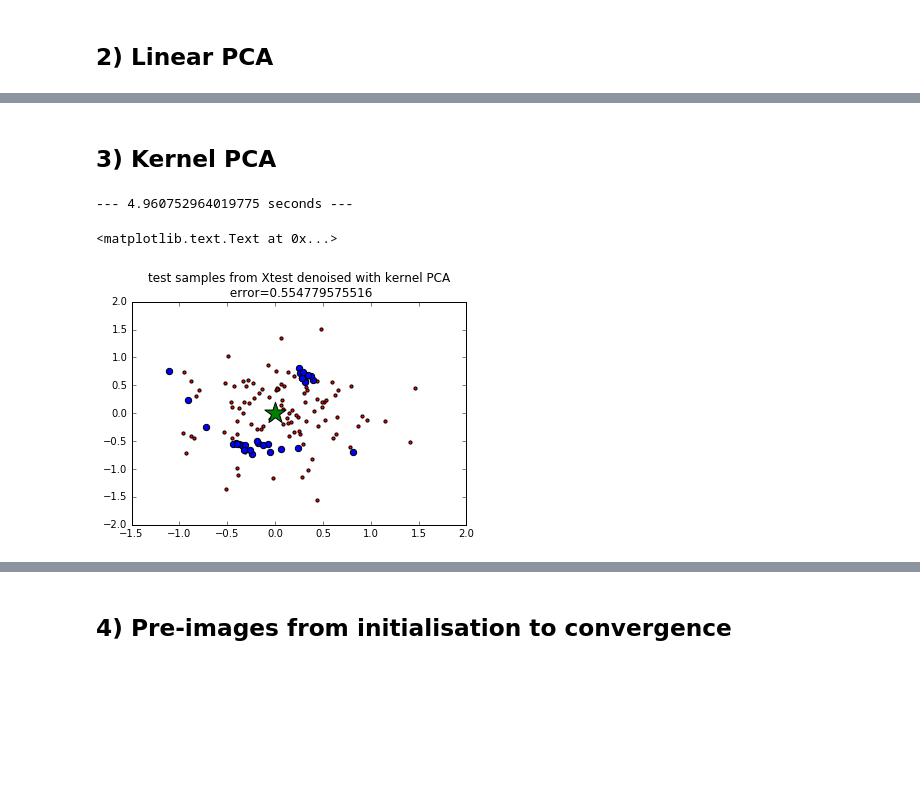
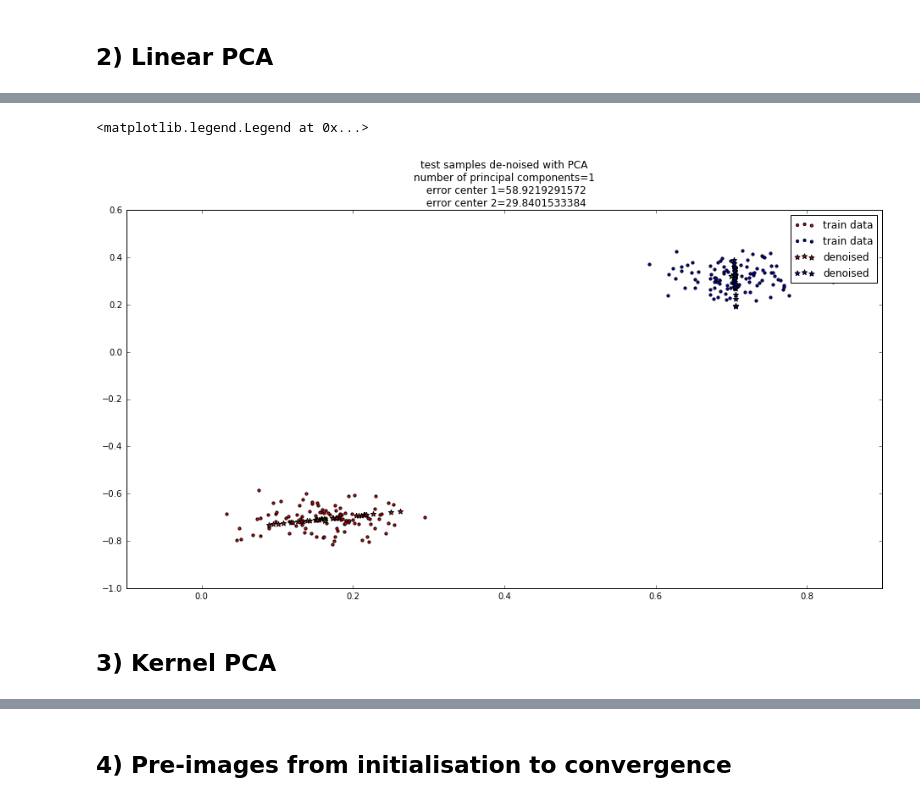
Before and after one commit to lutvek/Kernel-PCA, a Jupyter notebook: gaussiansToyExample.ipynb, the cells around one changed output, grey strips where cells are left out. Saved outputs shown, nothing was run; the diff lists cells and outputs as text; code cells hidden in the pictures; blank space fills up the shorter version.

```diff
--- a/gaussiansToyExample.ipynb
+++ b/gaussiansToyExample.ipynb
@@ -144,5 +212,2 @@ plt.title("Training data\n $\sigma=$" + str(sigma) + " " + str(len(Xtrain)) + "
 # %% [markdown]
 ## 2) Linear PCA
-# %%
-def error(Z, center):
-    return np.mean(np.array([np.linalg.norm(z-center)**2 for z in Z]))
@@ -174,37 +214,21 @@ plt.title("test samples from X1test denoised with PCA (one principal component)\
+# %%
+plt.figure(figsize=(16, 8))
+Zpca1 = myPCA(Xtrain1[sigmaIdx], Xtest1[sigmaIdx], n)
+Zpca2 = myPCA(Xtrain2[sigmaIdx], Xtest2[sigmaIdx], n)
+
+plt.scatter(Xtrain1[sigmaIdx][:, 0], Xtrain1[sigmaIdx][:, 1], c="r", s=10, label="train data")
+plt.scatter(Xtrain2[sigmaIdx][:, 0], Xtrain2[sigmaIdx][:, 1], c="b", s=10, label="train data")
+plt.scatter(Zpca1[:, 0], Zpca1[:, 1], c="r", marker="*", s=40, label="denoised")
+plt.scatter(Zpca2[:, 0], Zpca2[:, 1], c="b", marker="*", s=40, label="denoised")
+plt.scatter(centers[0][0], centers[0][1], c="g", marker="*", s=50)
+plt.scatter(centers[1][0], centers[1][1], c="g", marker="*", s=50)
+plt.title("test samples de-noised with PCA\n"+
+          "number of principal components=" + str(n) +
+          "\n error center 1=" + str(error(Zpca1, center)) +
+          "\n error center 2=" + str(error(Zpca2, center)))
+plt.legend()
+# %% [output]
+<matplotlib.legend.Legend at 0x...>
+[figure, added]
 # %% [markdown]
 ## 3) Kernel PCA
-# %%
-start_time = time.time()
-c = 2*2*sigma**2
-l = len(Xtrain)
-maxIters = 50
-n = 1
-
-Data = Xtrain
-K = centerK(createK(Data, gaussianKernel, c))
-
-# find eigen vectors
-lLambda, alpha = np.linalg.eigh(K) # (3), use eigh because K is symmetric, vap returned in increasing order
-lambdas = lLambda/l # /l with the notation from the paper (but not murphys)
-
-# use only the n largest eigen values with corresponding vectors
-lambdas=lambdas[-n:]
-alpha=alpha[-n:]
-
-# normalize alpha
-alpha = normAlpha(alpha, lambdas)
-
-Z =[]
-for x in Xtest:
-    Z.append(calcZ(alpha, Data, x, gaussianKernel, c, x, maxIters))
-Z = np.array(Z)
-
-plt.scatter(Xtrain[:, 0], Xtrain[:, 1], c="r", s=10, label="train data")
-plt.scatter(Z[:, 0], Z[:, 1], c="b", s=40, label="denoised")
-plt.scatter(center[0], center[1], c="g", marker="*", s=500)
-print("--- %s seconds ---" % (time.time() - start_time))
-plt.title("test samples from Xtest denoised with kernel PCA\n error=" + str(error(Z, center)))
-# %% [output]
---- 4.960752964019775 seconds ---
-<matplotlib.text.Text at 0x...>
-[figure, removed]
```
Also changed, not shown: parts of 20 cells of this notebook.
